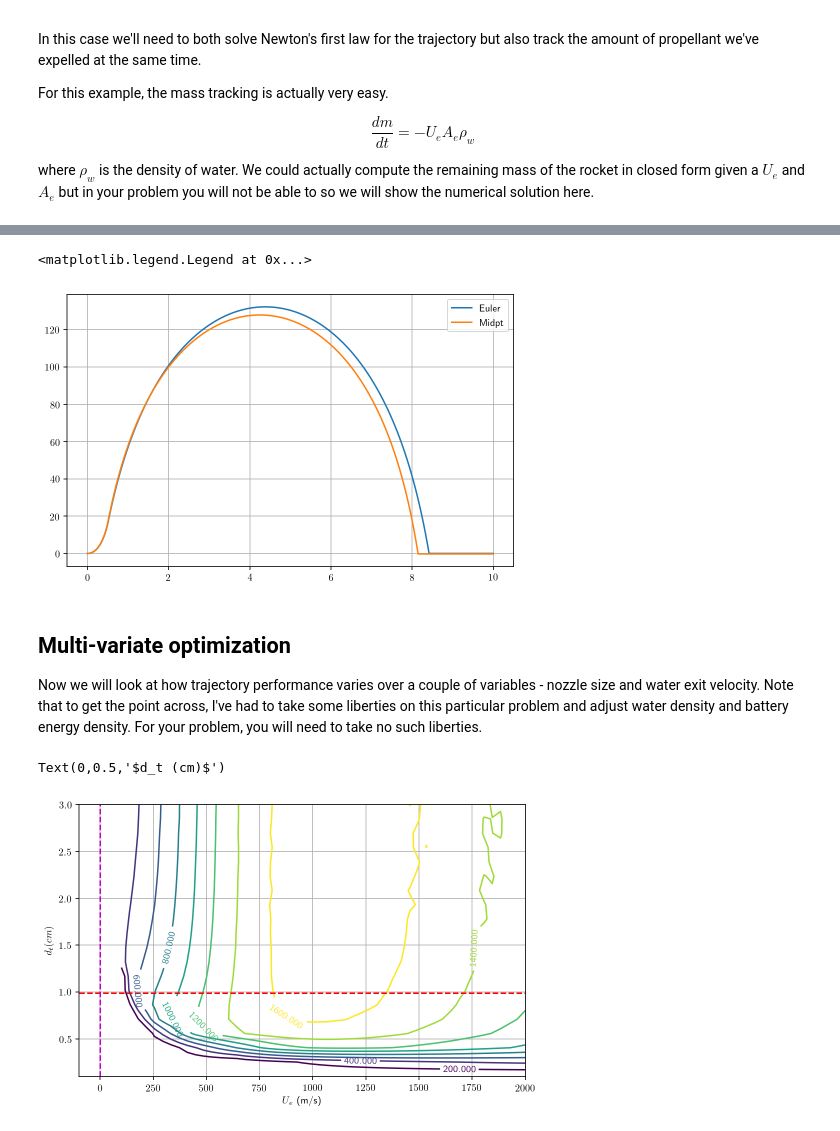
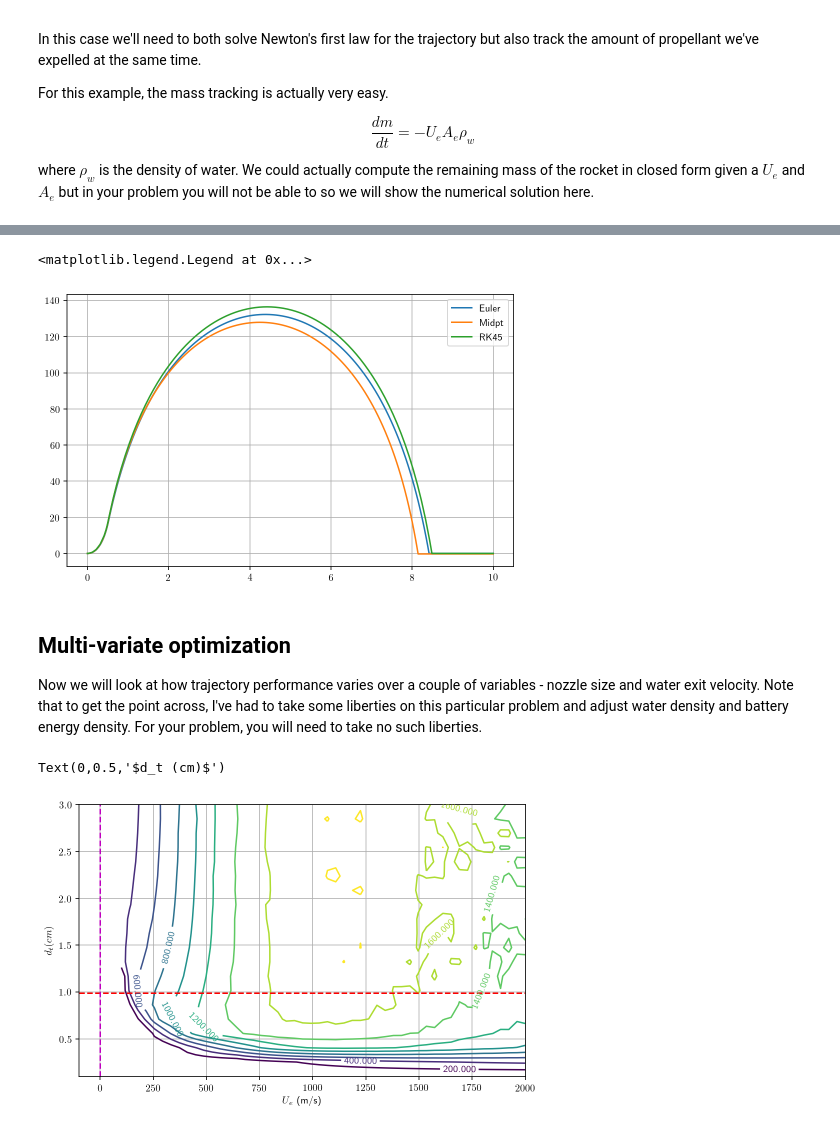
Before and after one commit to jonnydyer/aa103_final, a Jupyter notebook: AA103FinalProjectExample.ipynb, the cells around one changed output, grey strips where cells are left out. Drawn from its saved outputs; the diff is of its cells as text; code cells hidden in the pictures.

```diff
--- a/AA103FinalProjectExample.ipynb
+++ b/AA103FinalProjectExample.ipynb
@@ -224,34 +231,37 @@ def df(t, x):
     # I wanted to show that here.  You will also
     # need to compute Ue during the expulsion process of
     # of course!
     mdot = Ue * Ae * rho_w
 
     # Check if we've hit the ground
     if y < 0.:
         dx[0] = 0.
         dx[1] = 0.
         dx[2] = 0.
     # Check if we've expended all the water
     elif m <= (ms + mb):
         dx[0] = ((- 0.5 * Cd * Af * rho_a * yd**2) / m - g0)
         dx[1] = yd
         dx[2] = 0.
     # We're still thrusting!
     else:
         dx[0] = ((mdot * Ue - 0.5 * Cd * Af * rho_a * yd**2) / m - g0)
         dx[1] = yd
         dx[2] = -mdot
 
     return dx
 
 t, x = euler_integrate(df, 0, 10, [0, 0, m0], N=1000)
 t1, x1 = midpt_integrate(df, 0, 10, [0, 0, m0], N=1000)
+s_rk45 = solve_ivp(df, [0, 10], [0, 0, m0], method='RK45',
+                   max_step=0.1, vectorized=True)
 plt.plot(t, x[:,1], label='Euler')
 plt.plot(t1, x1[:,1], label='Midpt')
+plt.plot(s_rk45.t, s_rk45.y[1,:], label='RK45')
 plt.legend()
 # %% [output]
 <matplotlib.legend.Legend at 0x...>
-[figure, old version]
+[figure, new version]
 # %% [markdown]
 ## Multi-variate optimization
 
@@ -272,8 +282,11 @@ for i, d in enumerate(dt_v):
         mb = eta_p * Ue**2./ 2 / k_b
         m0 = mp + ms + mb
         Ae = pi * d**2 / 4.
-        t1, x1 = midpt_integrate(df, 0, 10, [0, 0, m0], N=2000)
-        altv[i, j] = np.max(x1[:, 1])
+        #t1, x1 = midpt_integrate(df, 0, 10, [0, 0, m0], N=2000)
+        s = solve_ivp(df, [0, 10], [0, 0, m0], method='RK45',
+                   max_step=0.1, vectorized=True)
+        #altv[i, j] = np.max(x1[:,1])
+        altv[i, j] = np.max(s.y[1,:])
 
 fig, ax = plt.subplots()
 CS = ax.contour(Uev, dt_v*1e2, altv, 10)
@@ -284,4 +297,4 @@ plt.xlabel(r'$U_e$ (m/s)')
 plt.ylabel(r'$d_t (cm)$')
 # %% [output]
 Text(0,0.5,'$d_t (cm)$')
-[figure, old version]
+[figure, new version]
```
Also changed, not shown: parts of 4 cells of this notebook.
